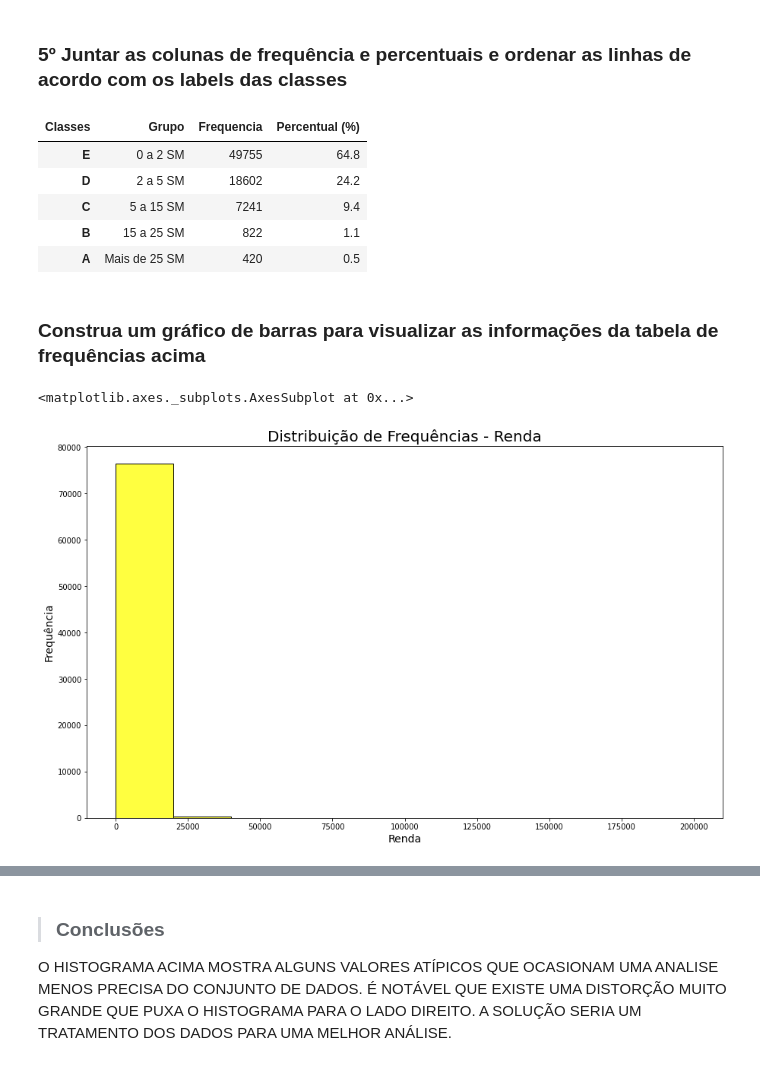
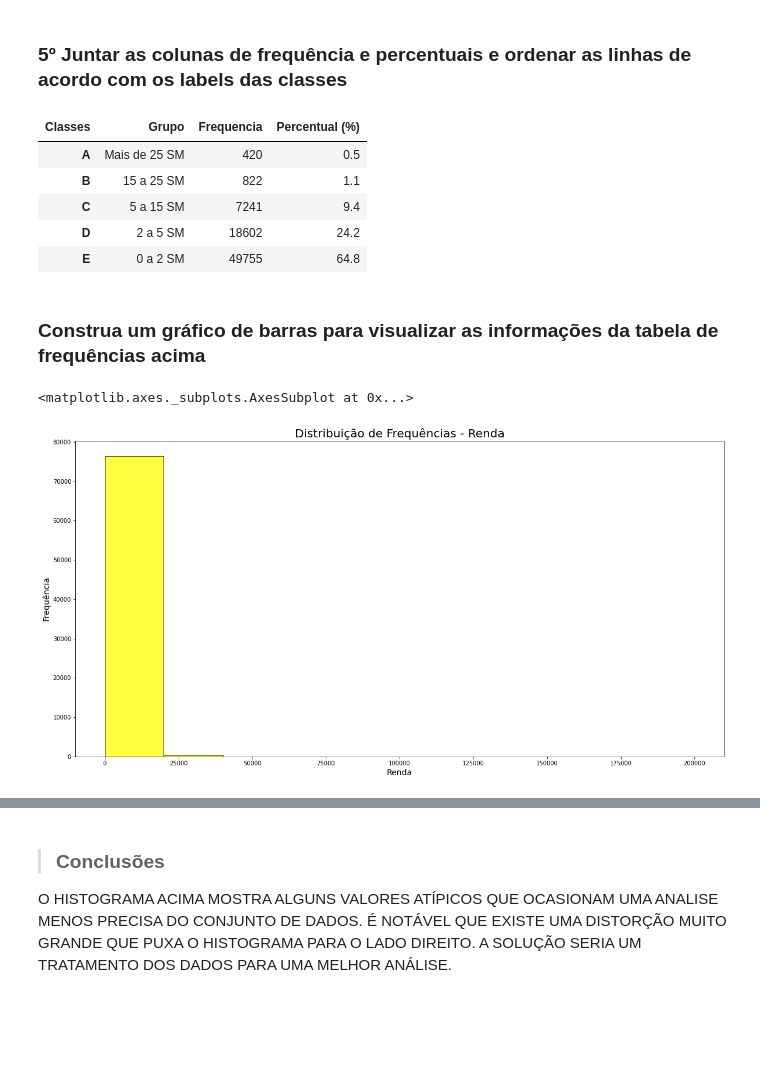
Before and after one commit to albertomendess/Estudos, a Jupyter notebook: Análise_Descritiva.ipynb, the cells around one changed output, grey strips where cells are left out. Cells and saved outputs as stored; diff of their text form; code cells hidden in the pictures; blank space fills up the shorter version.

```diff
--- a/Análise_Descritiva.ipynb
+++ b/Análise_Descritiva.ipynb
@@ -233,31 +236,31 @@ dist_freq = pd.DataFrame({'Grupo' : grupos,
                           'Percentual (%)' : percentual})
 dist_freq.rename_axis('Classes', axis='columns', inplace=True)
 
-dist_freq
+dist_freq.sort_index(ascending= False)
 # %% [output]
 | Classes | Grupo | Frequencia | Percentual (%) |
+| A | Mais de 25 SM | 420 | 0.5 |
+| B | 15 a 25 SM | 822 | 1.1 |
+| C | 5 a 15 SM | 7241 | 9.4 |
+| D | 2 a 5 SM | 18602 | 24.2 |
 | E | 0 a 2 SM | 49755 | 64.8 |
-| D | 2 a 5 SM | 18602 | 24.2 |
-| C | 5 a 15 SM | 7241 | 9.4 |
-| B | 15 a 25 SM | 822 | 1.1 |
-| A | Mais de 25 SM | 420 | 0.5 |
 # %% [markdown]
 ### Construa um gráfico de barras para visualizar as informações da tabela de frequências acima
 # %%
 ax = sns.histplot(df['Renda'],
                   kde=False,
                   color= 'yellow',
                   bins= 10)
 
-ax.figure.set_size_inches(15, 9)
+ax.figure.set_size_inches(20, 10)
 ax.set_title('Distribuição de Frequências - Renda',
              fontsize= 20)
 ax.set_xlabel('Renda',
               fontsize= 14)
 ax.set_ylabel('Frequência',
               fontsize= 14)
 
 ax
 # %% [output]
 <matplotlib.axes._subplots.AxesSubplot at 0x...>
-[figure, old version]
+[figure, new version]
```
Also changed, not shown: parts of 51 cells of this notebook.
